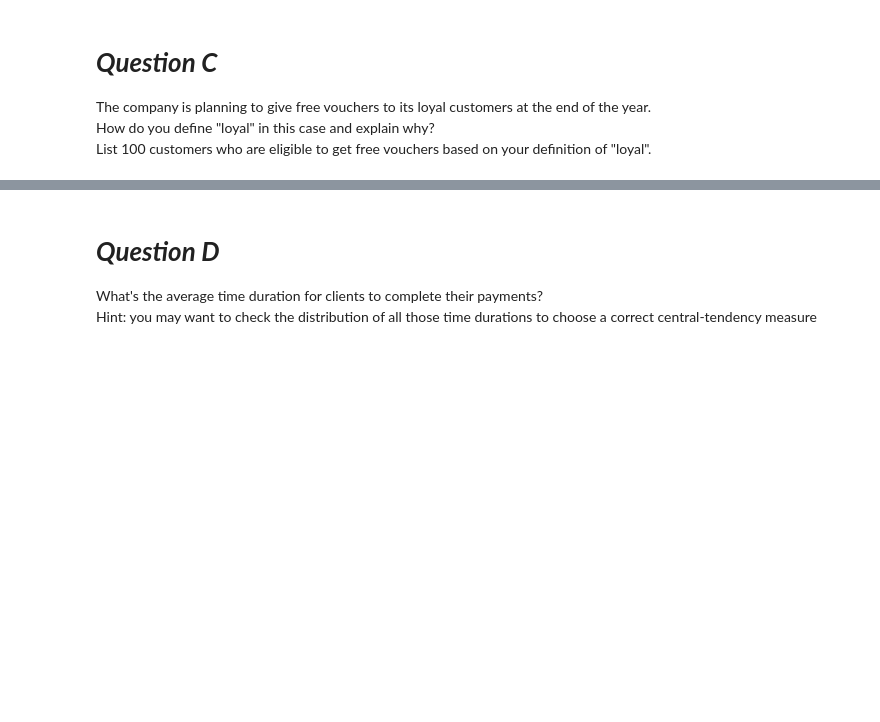
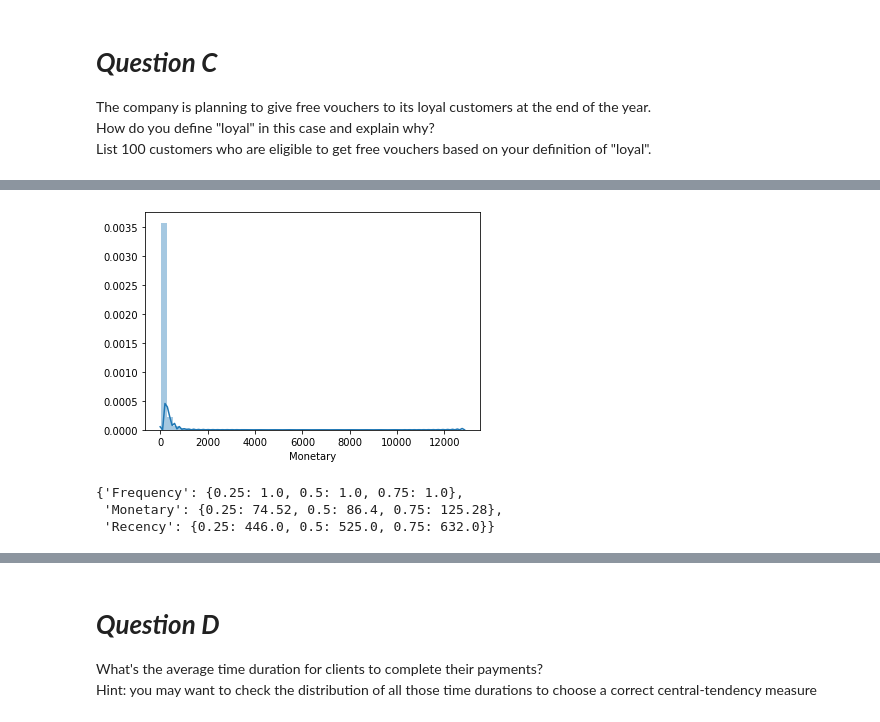
Before and after one commit to muslikhannur/P_SalesData_WranglingTest, a Jupyter notebook: WranglingTest_SalesData.ipynb, the cells around one changed output, grey strips where cells are left out. Saved outputs shown, nothing was run; the diff lists cells and outputs as text; code cells hidden in the pictures; blank space fills up the shorter version.

```diff
--- a/WranglingTest_SalesData.ipynb
+++ b/WranglingTest_SalesData.ipynb
@@ -245,0 +325,15 @@ The company is planning to give free vouchers to its loyal customers at the end
+# %%
+# Monateray distribution plot, taking observations which have monetary value less than 10000
+x = RFMScores.query('Monetary > 0')['Monetary']
+ax = sns.distplot(x)
+# %% [output]
+[figure, added]
+# %%
+# Split into four segments using quantiles
+quantiles = RFMScores.quantile(q=[0.25,0.5,0.75])
+quantiles = quantiles.to_dict()
+quantiles
+# %% [output]
+{'Frequency': {0.25: 1.0, 0.5: 1.0, 0.75: 1.0},
+ 'Monetary': {0.25: 74.52, 0.5: 86.4, 0.75: 125.28},
+ 'Recency': {0.25: 446.0, 0.5: 525.0, 0.75: 632.0}}
```
Also changed, not shown: parts of 25 cells of this notebook.
